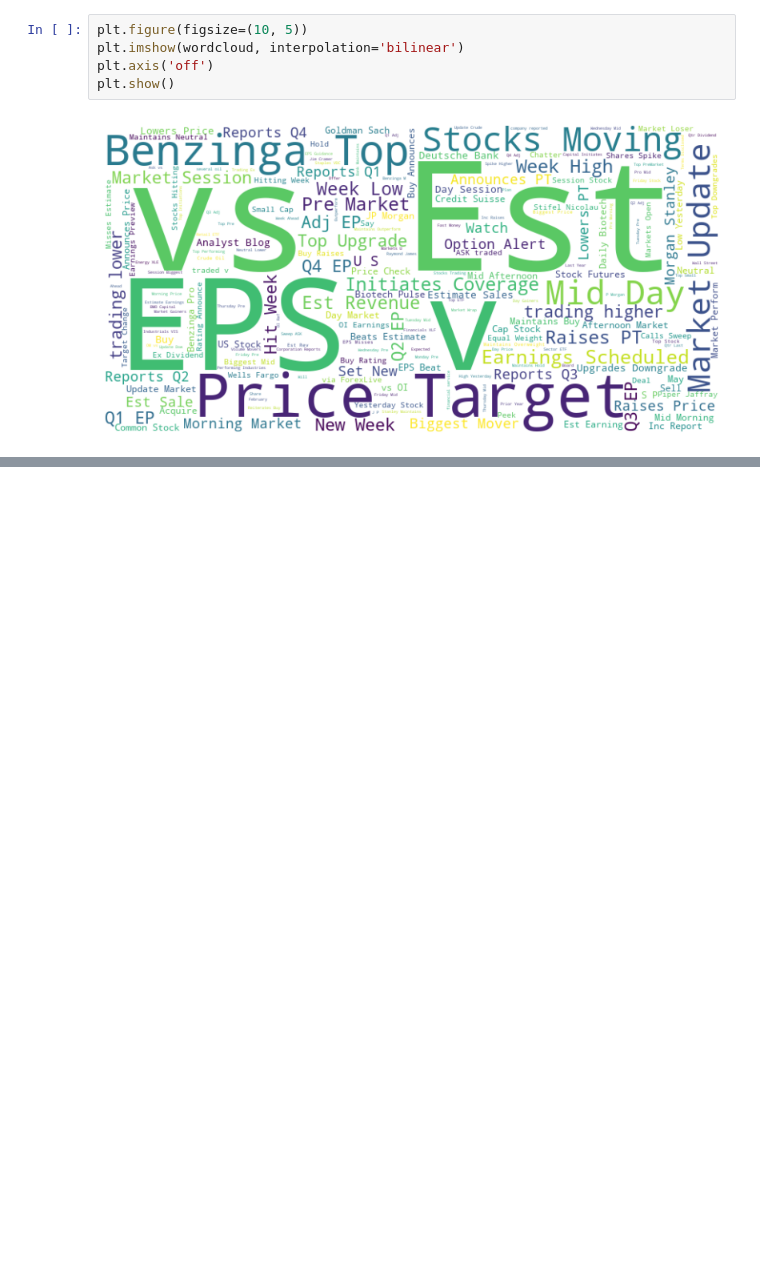
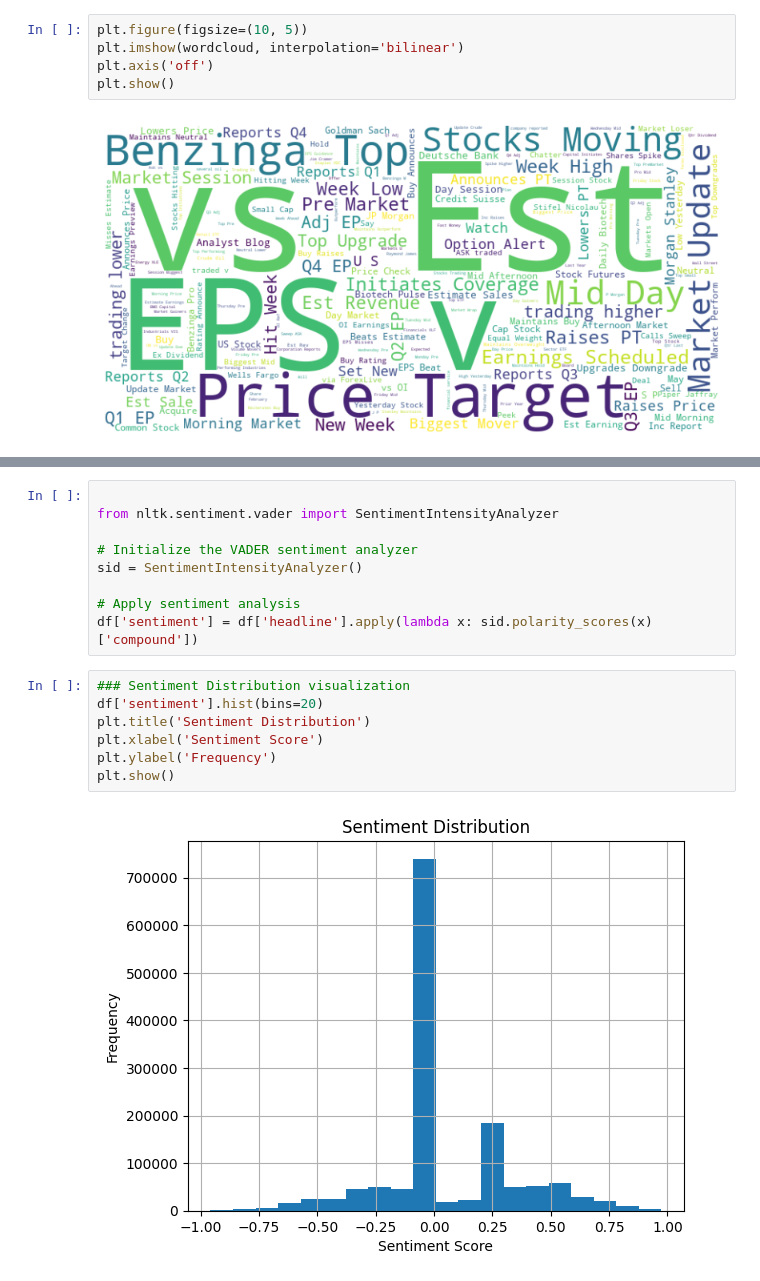
Before and after one commit to alazartefera/News-Sentiment-Stock-Production, a Jupyter notebook: notebooks/EDA.ipynb, the cells around one changed output, grey strips where cells are left out. Drawn from its saved outputs; the diff is of its cells as text; blank space fills up the shorter version.

```diff
--- a/notebooks/EDA.ipynb
+++ b/notebooks/EDA.ipynb
@@ -119,0 +129,18 @@ plt.show()
+# %%
+
+from nltk.sentiment.vader import SentimentIntensityAnalyzer
+
+# Initialize the VADER sentiment analyzer
+sid = SentimentIntensityAnalyzer()
+
+# Apply sentiment analysis
+df['sentiment'] = df['headline'].apply(lambda x: sid.polarity_scores(x)['compound'])
+# %%
+### Sentiment Distribution visualization
+df['sentiment'].hist(bins=20)
+plt.title('Sentiment Distribution')
+plt.xlabel('Sentiment Score')
+plt.ylabel('Frequency')
+plt.show()
+# %% [output]
+[figure, added]
```
Also changed, not shown: parts of 14 cells of this notebook.
